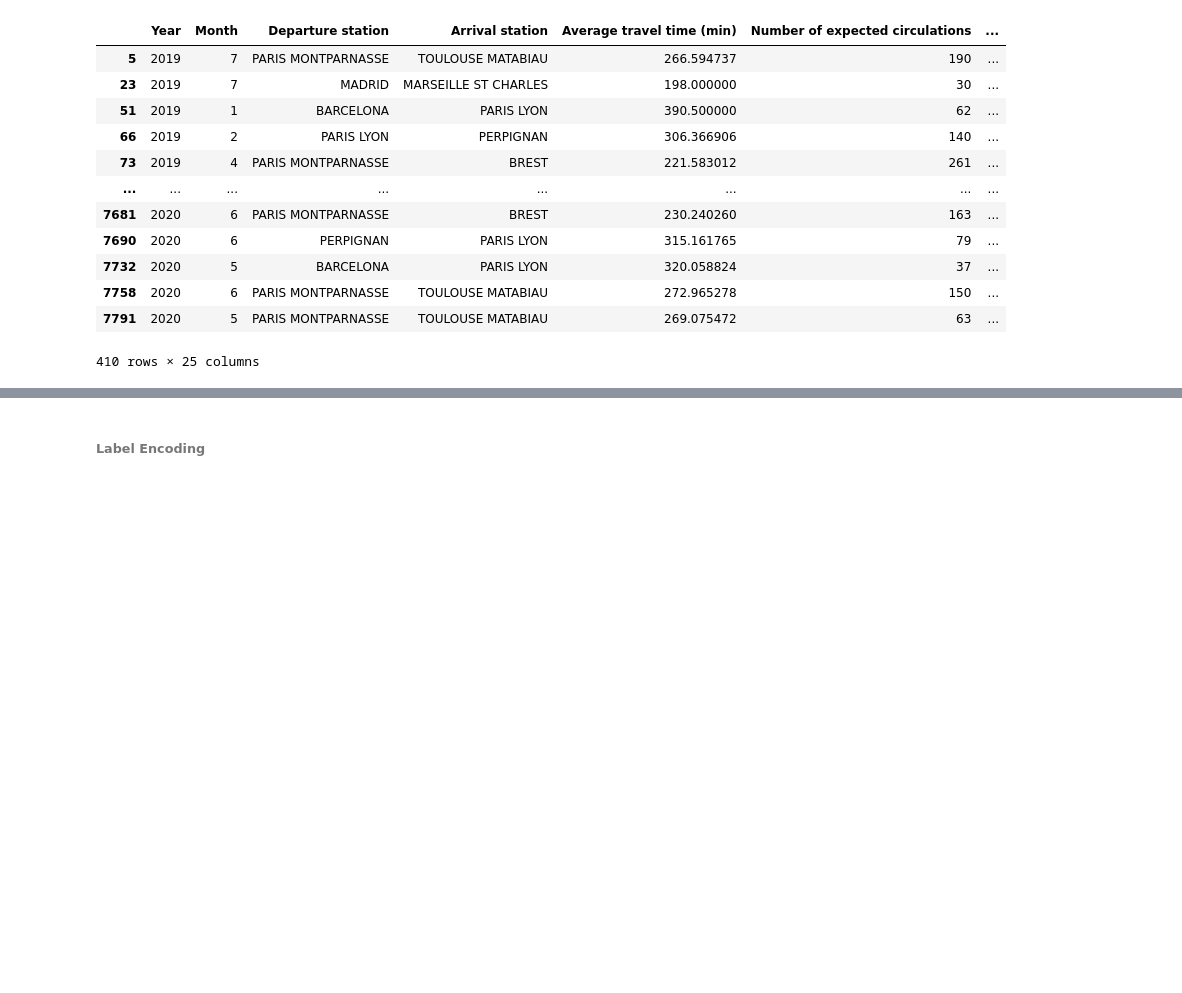
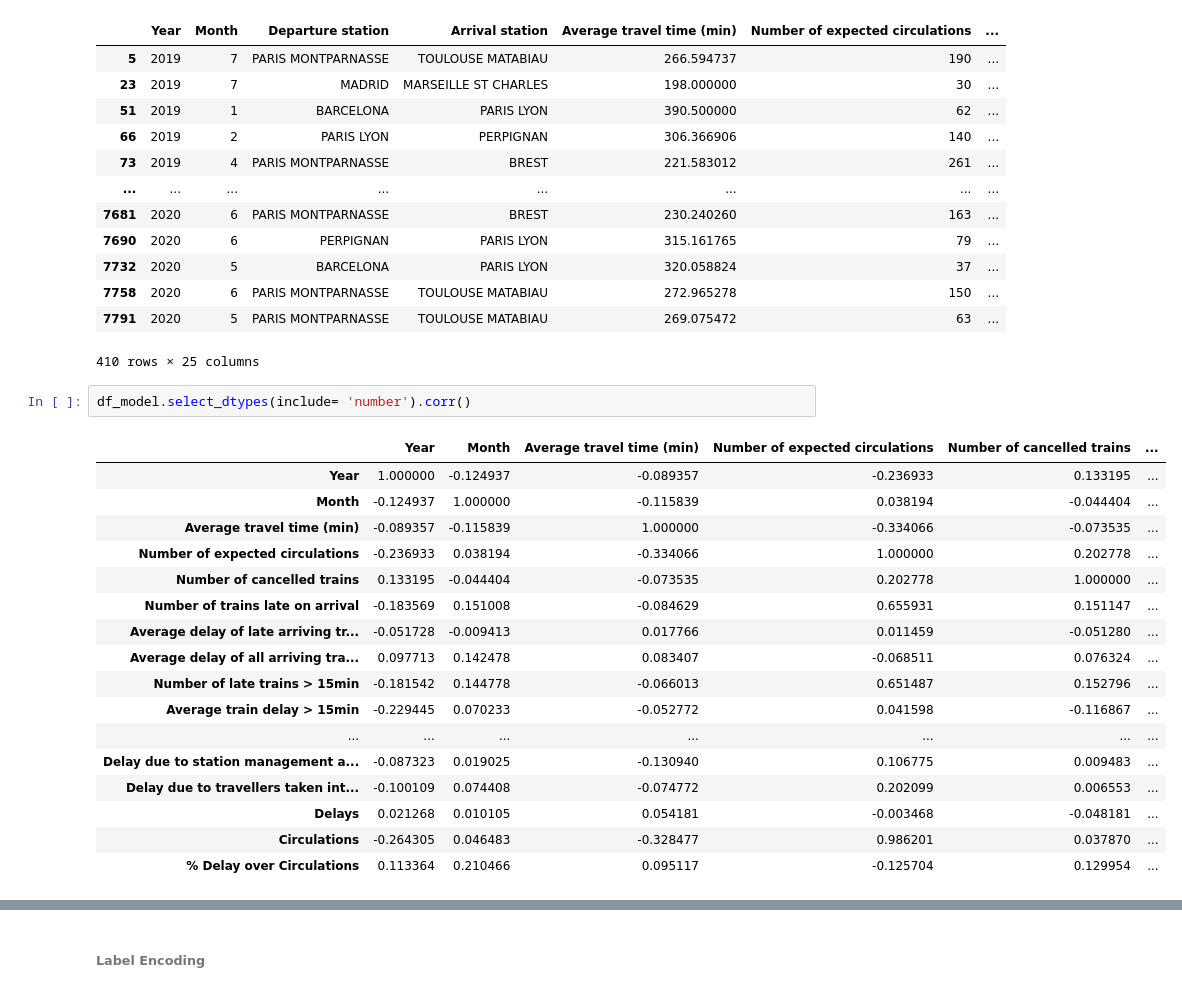
Before and after one commit to CrisMagdziak/Train_Traffic_Python, a Jupyter notebook: Trains_Project_v1.1.ipynb, the cells around one changed output, grey strips where cells are left out. Cells and saved outputs as stored; diff of their text form; blank space fills up the shorter version.

```diff
--- a/Trains_Project_v1.1.ipynb
+++ b/Trains_Project_v1.1.ipynb
@@ -1057,3 +1057,23 @@ df_model
 | 7758 | 2020 | 6 | PARIS MONTPARNASSE | TOULOUSE MATABIAU | 272.965278 | 150 | ... |
 | 7791 | 2020 | 5 | PARIS MONTPARNASSE | TOULOUSE MATABIAU | 269.075472 | 63 | ... |
 410 rows × 25 columns
+# %%
+df_model.select_dtypes(include= 'number').corr()
+# %% [output]
+|  | Year | Month | Average travel time (min) | Number of expected circulations | Number of cancelled trains | ... |
+| Year | 1.000000 | -0.124937 | -0.089357 | -0.236933 | 0.133195 | ... |
+| Month | -0.124937 | 1.000000 | -0.115839 | 0.038194 | -0.044404 | ... |
+| Average travel time (min) | -0.089357 | -0.115839 | 1.000000 | -0.334066 | -0.073535 | ... |
+| Number of expected circulations | -0.236933 | 0.038194 | -0.334066 | 1.000000 | 0.202778 | ... |
+| Number of cancelled trains | 0.133195 | -0.044404 | -0.073535 | 0.202778 | 1.000000 | ... |
+| Number of trains late on arrival | -0.183569 | 0.151008 | -0.084629 | 0.655931 | 0.151147 | ... |
+| Average delay of late arriving tr... | -0.051728 | -0.009413 | 0.017766 | 0.011459 | -0.051280 | ... |
+| Average delay of all arriving tra... | 0.097713 | 0.142478 | 0.083407 | -0.068511 | 0.076324 | ... |
+| Number of late trains > 15min | -0.181542 | 0.144778 | -0.066013 | 0.651487 | 0.152796 | ... |
+| Average train delay > 15min | -0.229445 | 0.070233 | -0.052772 | 0.041598 | -0.116867 | ... |
+| ... | ... | ... | ... | ... | ... | ... |
+| Delay due to station management a... | -0.087323 | 0.019025 | -0.130940 | 0.106775 | 0.009483 | ... |
+| Delay due to travellers taken int... | -0.100109 | 0.074408 | -0.074772 | 0.202099 | 0.006553 | ... |
+| Delays | 0.021268 | 0.010105 | 0.054181 | -0.003468 | -0.048181 | ... |
+| Circulations | -0.264305 | 0.046483 | -0.328477 | 0.986201 | 0.037870 | ... |
+| % Delay over Circulations | 0.113364 | 0.210466 | 0.095117 | -0.125704 | 0.129954 | ... |
```
Also changed, not shown: parts of 6 cells of this notebook.
